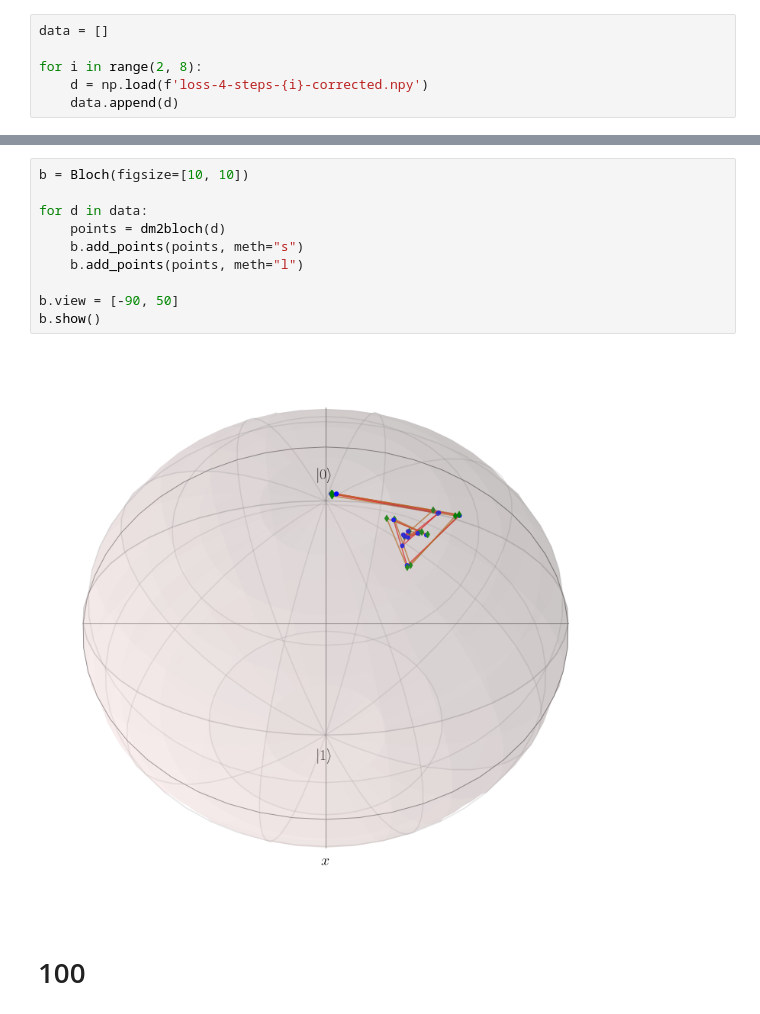
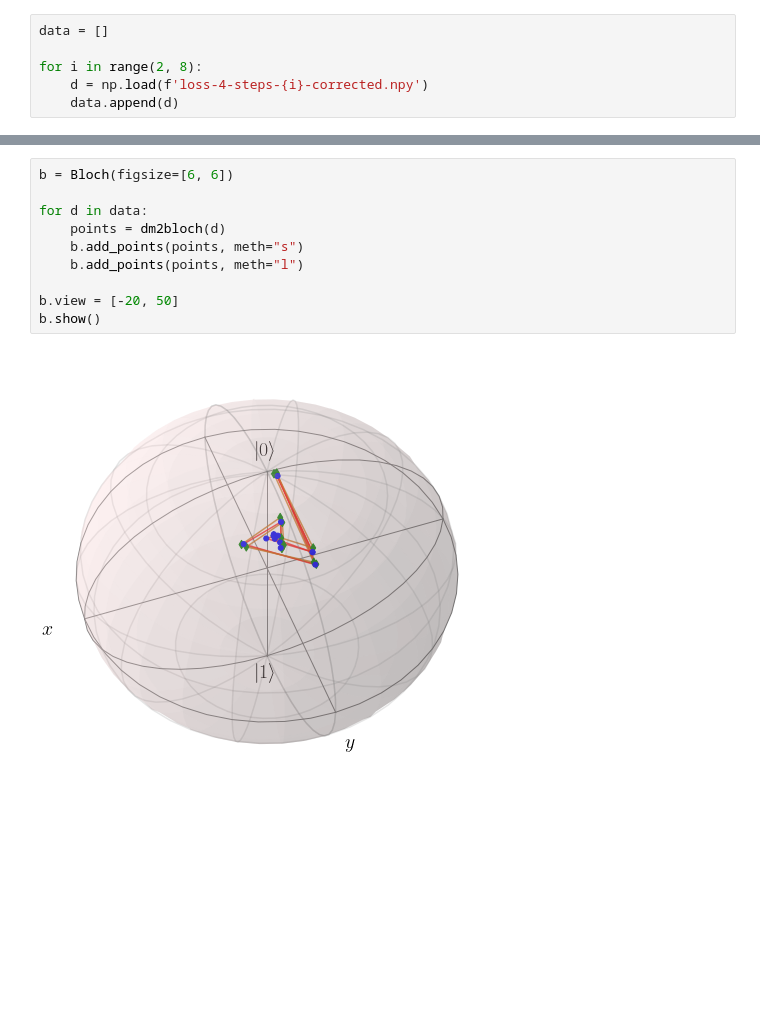
Before and after one commit to OliverDudgeon/QSync, a Jupyter notebook: experiment-plots.ipynb, the cells around one changed output, grey strips where cells are left out. Drawn from its saved outputs; the diff is of its cells as text; blank space fills up the shorter version.

```diff
--- a/experiment-plots.ipynb
+++ b/experiment-plots.ipynb
@@ -90,16 +98,14 @@ b.show()
 # %% [output]
 [figure]
 # %%
-b = Bloch(figsize=[10, 10])
+b = Bloch(figsize=[6, 6])
 
 for d in data:
     points = dm2bloch(d)
     b.add_points(points, meth="s")
     b.add_points(points, meth="l")
 
-b.view = [-90, 50]
+b.view = [-20, 50]
 b.show()
 # %% [output]
-[figure, old version]
+[figure, new version]
-# %% [markdown]
-# 100
```
Also changed, not shown: parts of 8 cells of this notebook, 32 other files.
